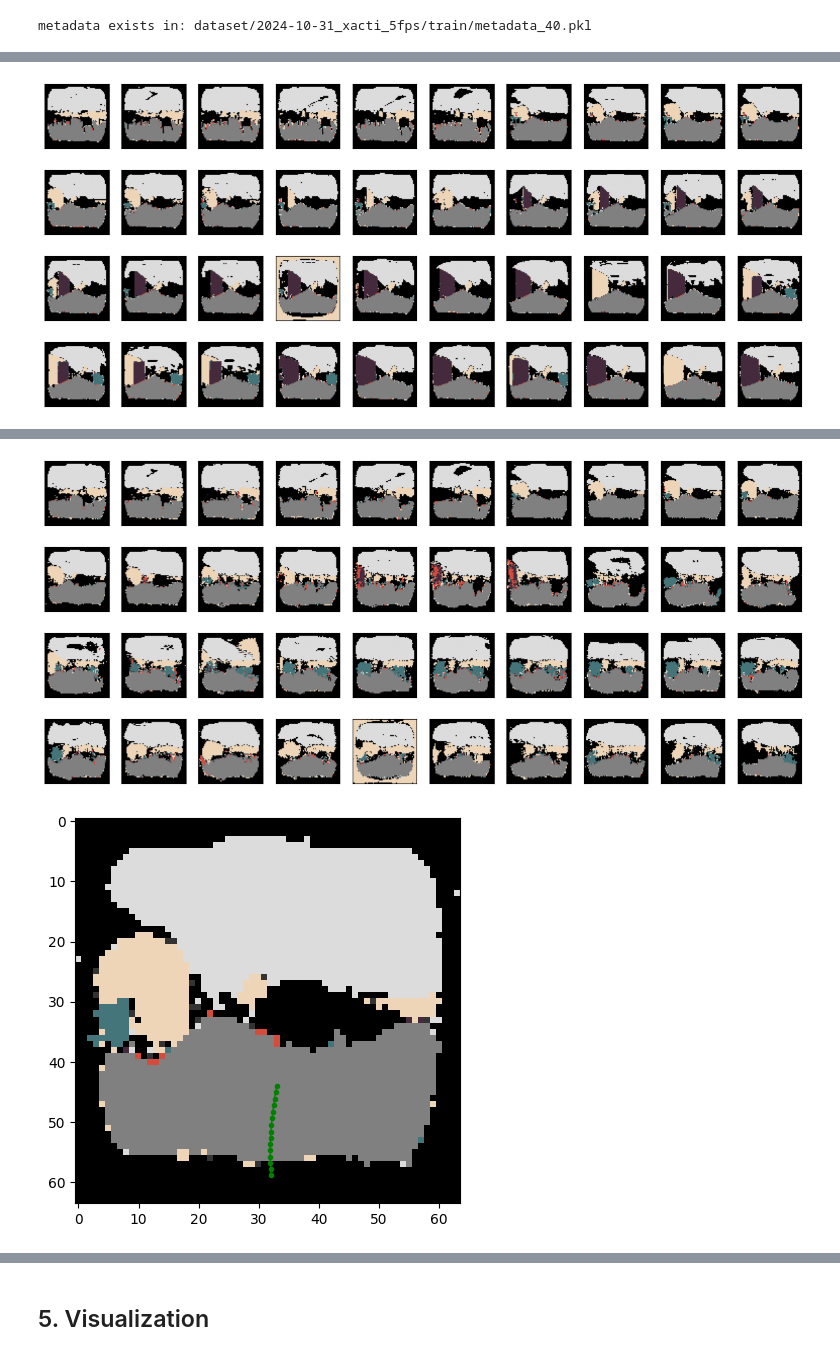
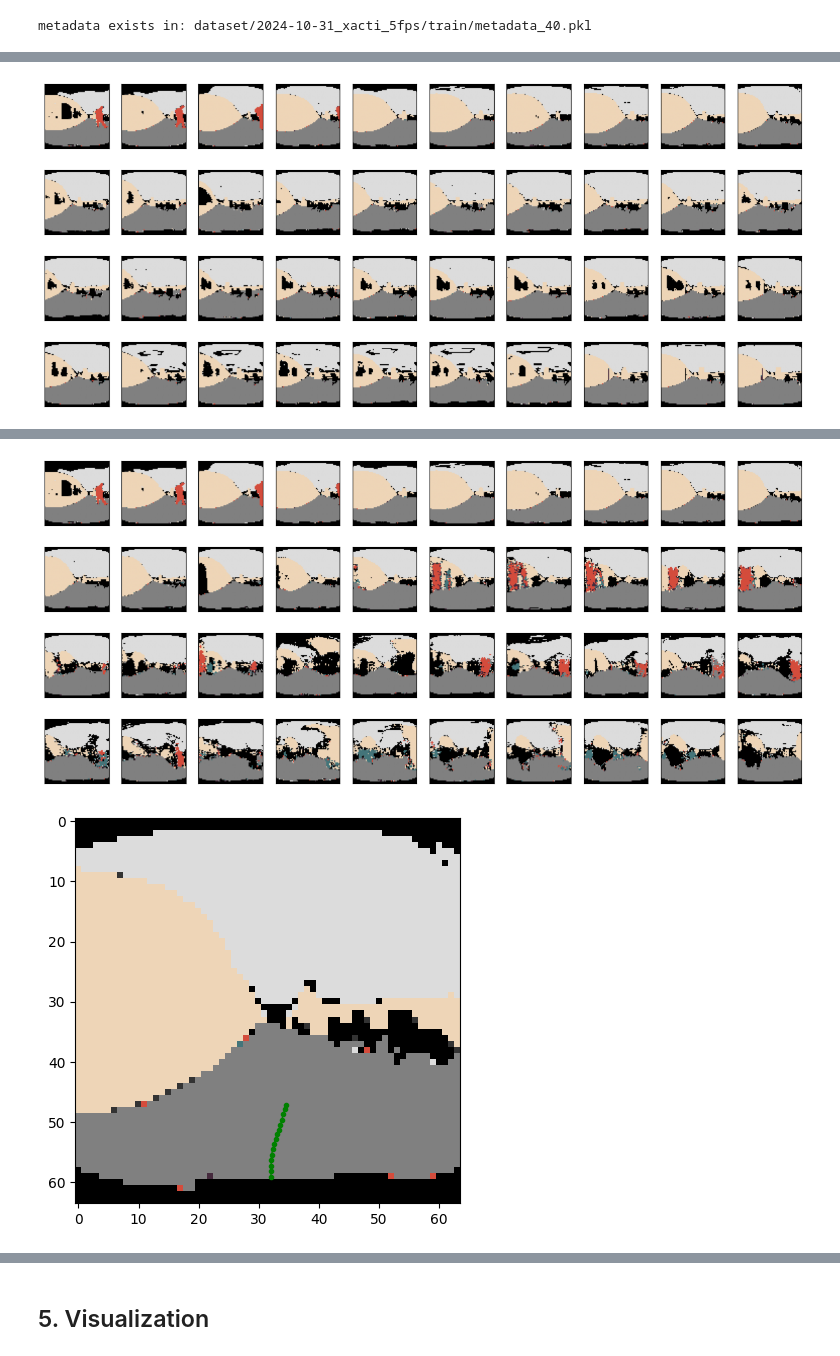
Before and after one commit to innovation-x/mmVDT_robo_nav, a Jupyter notebook: VDT_cat.ipynb, the cells around one changed output, grey strips where cells are left out. Saved outputs shown, nothing was run; the diff lists cells and outputs as text; code cells hidden in the pictures.

```diff
--- a/VDT_cat.ipynb
+++ b/VDT_cat.ipynb
@@ -102,9 +104,16 @@ vae = AutoencoderKL.from_pretrained(f"stabilityai/sd-vae-ft-mse").to(DEVICE)
 vae.encoder.conv_in = nn.Conv2d(9, vae.encoder.conv_in.out_channels, kernel_size=3, stride=1, padding=1)
 vae.decoder.conv_out = nn.Conv2d(vae.decoder.conv_out.in_channels, 9, kernel_size=3, stride=1, padding=1)
 
+mulgpu = False
+# modelData = 'checkpoints_vae_seg/vae_20241031_60.pth.tar'
 modelData = 'checkpoints_vae_seg/vae_40.pth.tar'
 checkpoint = torch.load(modelData)
-vae.load_state_dict(checkpoint['model_state_dict'])
+if mulgpu == True:
+    state_dict = checkpoint['model_state_dict']
+    state_dict = {k.replace("module.", ""): v for k, v in state_dict.items()}
+else:
+    state_dict = checkpoint['model_state_dict']
+vae.load_state_dict(state_dict)
 vae.to(DEVICE)
 
 # freeze vae
@@ -227,7 +236,7 @@ modelData = 'checkpoints_mmVDT_cat_vae_seg/VDT_20241031_xacti_5fps_seq40_mgpu_d'
 ddim_generator = ddim_generator(nit=args.iteration_num,patch_size=patch_size,nhead=nhead,input_size=input_size, in_channels=in_channels,
                                 depth=depth, hidden_size=hidden_size, model_path=modelData, sequence_length=args.sequence_length,_cuda=0, cat=True)
 
-idx=7000
+idx=100
 # Pick a sample in the dataset
 # memo: data20240807 100, 1715, 1720, 230, 250, 300, 520, 500, 3500, 6510, 6800, 10800, 11000, 12000, 15500
 
@@ -250,6 +259,7 @@ a = enc_vid.to(DEVICE)
 b = mot.to(DEVICE)
 rec_vid_list = []
 rec_mot_list = []
+dec_vid_list = []
 
 ################ Original image #############################
 batch = batch.permute(0,3,1,2)
@@ -280,7 +290,10 @@ est_time = time.time() - start_time
 ################ Decode image #############################
 for i in range(pred_num):
     rec_mot_list.append(rec_mot[i])
+    # print(rec_vid[i].permute(0,2,3,1)[0,5,0])
     dec_vid = vae.decode(rec_vid[i]).sample
+    dec_vid_list.append(dec_vid.permute(0,2,3,1))
+    # print(dec_vid.permute(0,2,3,1)[0,0,0])
     dec_rgb = gray2color(dec_vid)
     dec_rgb = torch.clamp(dec_rgb, 0,1).permute(0,2,3,1)
     rec_vid_list.append(dec_rgb)
@@ -320 +333 @@ estimate time: 0.2852301597595215
-[figure, old version]
+[figure, new version]
@@ -322,2 +335,2 @@ estimate time: 0.2852301597595215
-[figure, old version]
+[figure, new version]
-[figure, old version]
+[figure, new version]
```
Also changed, not shown: parts of 6 cells of this notebook, 1 other file.
